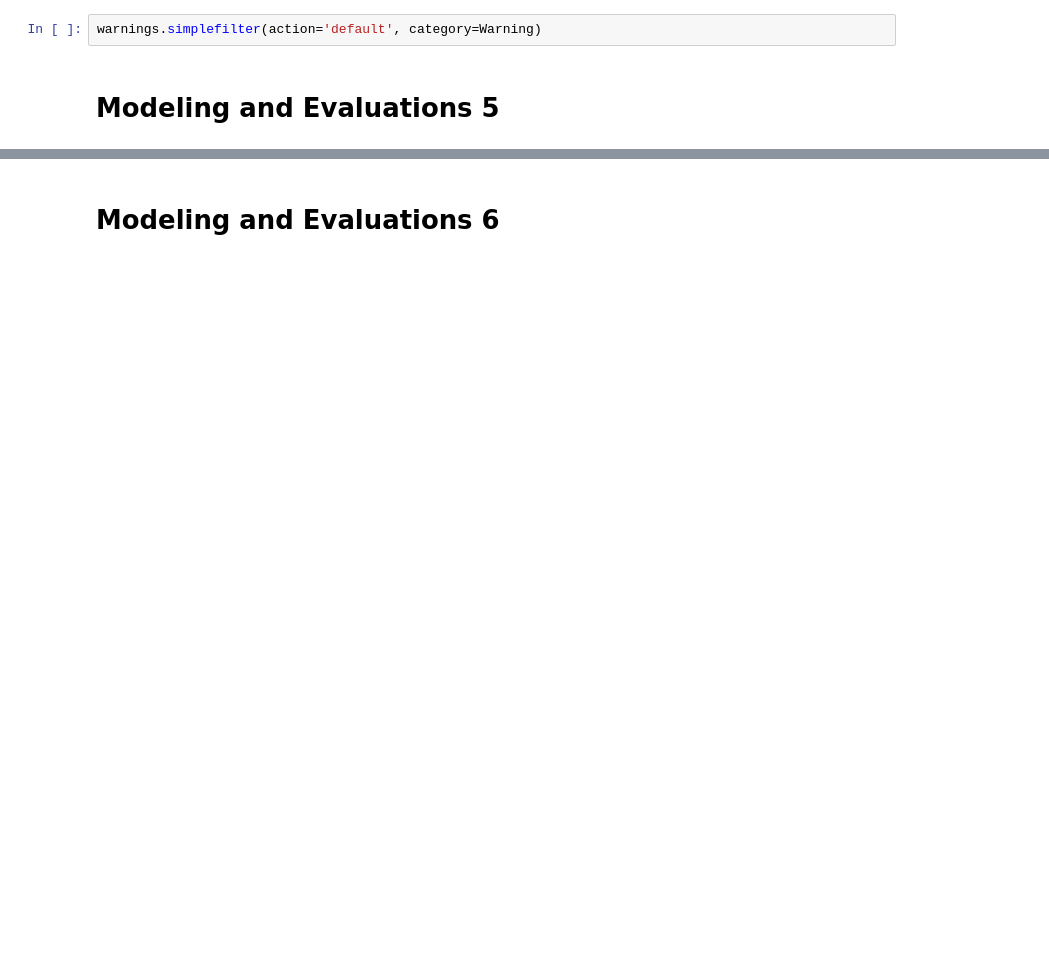
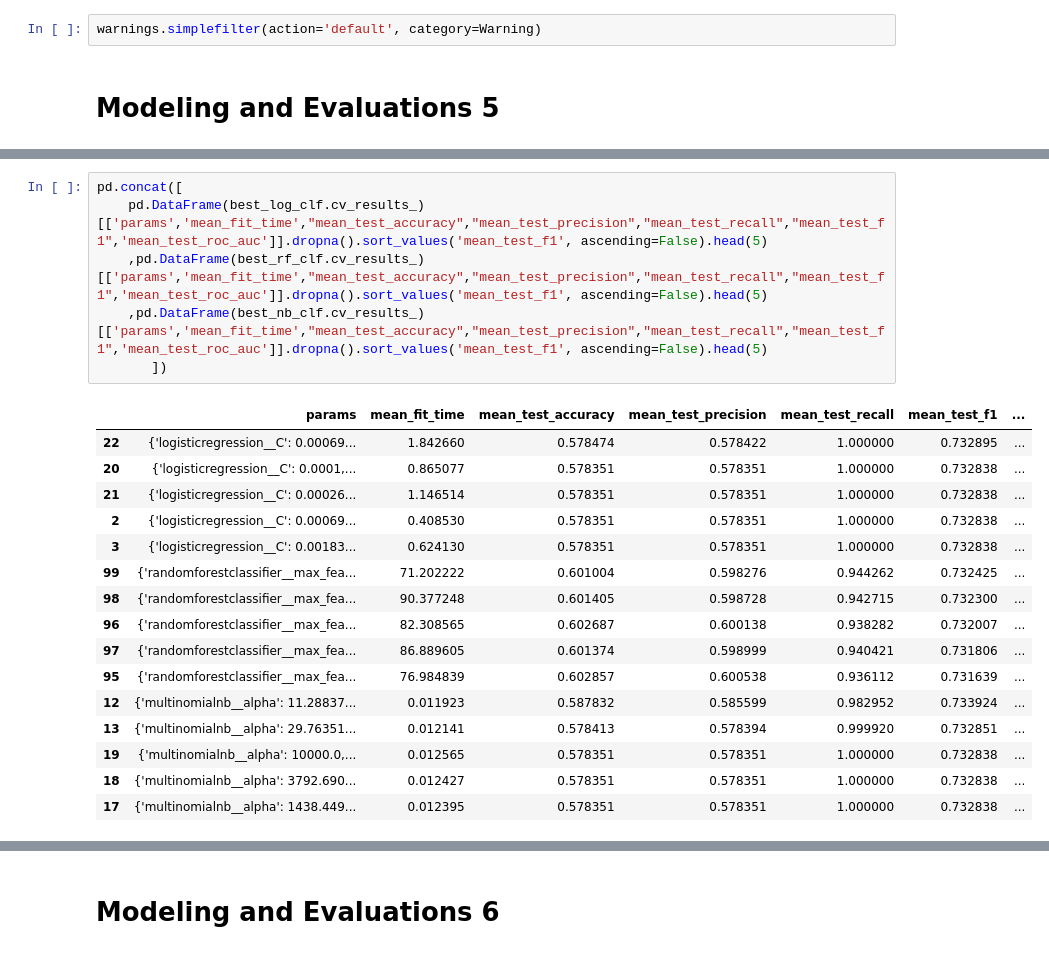
Before and after one commit to sachinac/ML7331, a Jupyter notebook: msds_7331_lab_2_v01.ipynb, the cells around one changed output, grey strips where cells are left out. Saved outputs shown, nothing was run; the diff lists cells and outputs as text; blank space fills up the shorter version.

```diff
--- a/msds_7331_lab_2_v01.ipynb
+++ b/msds_7331_lab_2_v01.ipynb
@@ -1646,0 +1512,23 @@ Calling library and function will spit out exactly what you need
+# %%
+pd.concat([
+    pd.DataFrame(best_log_clf.cv_results_)[['params','mean_fit_time',"mean_test_accuracy","mean_test_precision","mean_test_recall","mean_test_f1",'mean_test_roc_auc']].dropna().sort_values('mean_test_f1', ascending=False).head(5)
+    ,pd.DataFrame(best_rf_clf.cv_results_)[['params','mean_fit_time',"mean_test_accuracy","mean_test_precision","mean_test_recall","mean_test_f1",'mean_test_roc_auc']].dropna().sort_values('mean_test_f1', ascending=False).head(5)
+    ,pd.DataFrame(best_nb_clf.cv_results_)[['params','mean_fit_time',"mean_test_accuracy","mean_test_precision","mean_test_recall","mean_test_f1",'mean_test_roc_auc']].dropna().sort_values('mean_test_f1', ascending=False).head(5)
+       ])
+# %% [output]
+|  | params | mean_fit_time | mean_test_accuracy | mean_test_precision | mean_test_recall | mean_test_f1 | ... |
+| 22 | {'logisticregression__C': 0.00069... | 1.842660 | 0.578474 | 0.578422 | 1.000000 | 0.732895 | ... |
+| 20 | {'logisticregression__C': 0.0001,... | 0.865077 | 0.578351 | 0.578351 | 1.000000 | 0.732838 | ... |
+| 21 | {'logisticregression__C': 0.00026... | 1.146514 | 0.578351 | 0.578351 | 1.000000 | 0.732838 | ... |
+| 2 | {'logisticregression__C': 0.00069... | 0.408530 | 0.578351 | 0.578351 | 1.000000 | 0.732838 | ... |
+| 3 | {'logisticregression__C': 0.00183... | 0.624130 | 0.578351 | 0.578351 | 1.000000 | 0.732838 | ... |
+| 99 | {'randomforestclassifier__max_fea... | 71.202222 | 0.601004 | 0.598276 | 0.944262 | 0.732425 | ... |
+| 98 | {'randomforestclassifier__max_fea... | 90.377248 | 0.601405 | 0.598728 | 0.942715 | 0.732300 | ... |
+| 96 | {'randomforestclassifier__max_fea... | 82.308565 | 0.602687 | 0.600138 | 0.938282 | 0.732007 | ... |
+| 97 | {'randomforestclassifier__max_fea... | 86.889605 | 0.601374 | 0.598999 | 0.940421 | 0.731806 | ... |
+| 95 | {'randomforestclassifier__max_fea... | 76.984839 | 0.602857 | 0.600538 | 0.936112 | 0.731639 | ... |
+| 12 | {'multinomialnb__alpha': 11.28837... | 0.011923 | 0.587832 | 0.585599 | 0.982952 | 0.733924 | ... |
+| 13 | {'multinomialnb__alpha': 29.76351... | 0.012141 | 0.578413 | 0.578394 | 0.999920 | 0.732851 | ... |
+| 19 | {'multinomialnb__alpha': 10000.0,... | 0.012565 | 0.578351 | 0.578351 | 1.000000 | 0.732838 | ... |
+| 18 | {'multinomialnb__alpha': 3792.690... | 0.012427 | 0.578351 | 0.578351 | 1.000000 | 0.732838 | ... |
+| 17 | {'multinomialnb__alpha': 1438.449... | 0.012395 | 0.578351 | 0.578351 | 1.000000 | 0.732838 | ... |
```
Also changed, not shown: parts of 55 cells of this notebook.
